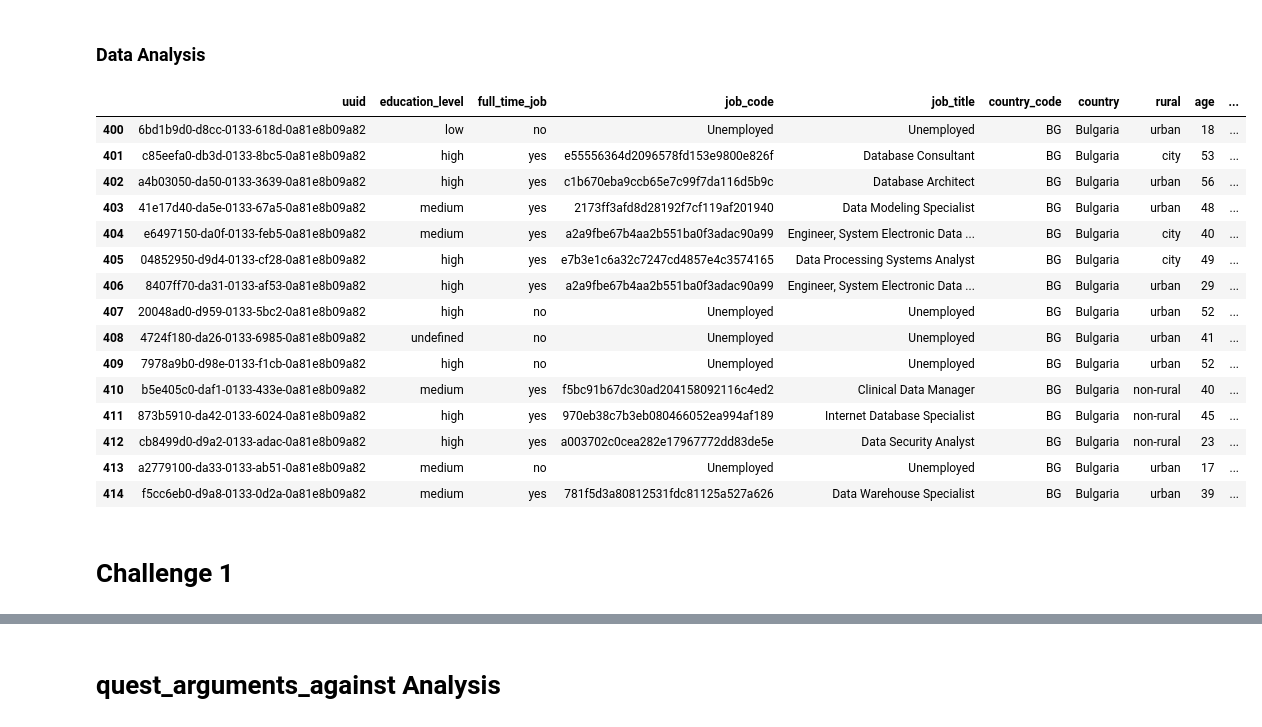
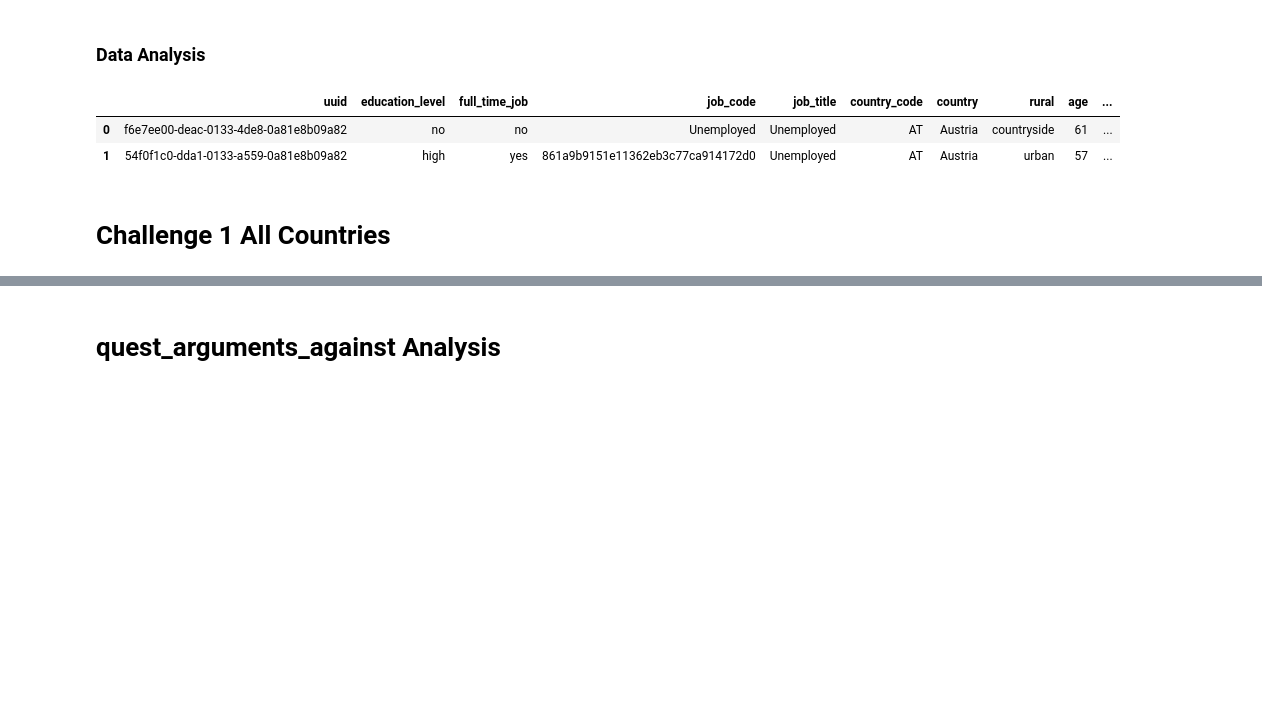
Before and after one commit to juankmp/Project_1_0420_JuanMunoz, a Jupyter notebook: notebooks/analysis.ipynb, the cells around one changed output, grey strips where cells are left out. Cells and saved outputs as stored; diff of their text form; code cells hidden in the pictures; blank space fills up the shorter version.

```diff
--- a/notebooks/analysis.ipynb
+++ b/notebooks/analysis.ipynb
@@ -5,27 +5,14 @@ import pandas as pd
 # %%
 #Importing the CSV processed v1
 path_from= '/home/usuario/Documentos/Ironhack/Project_1_0420_JuanMunoz/data/processed'
 
 #%difference w/out finisher
 df_all = pd.read_csv(f'{path_from}/df_all.csv', sep=';')
 
-df_all[400:415]
+df_all[0:2]
 # %% [output]
 |  | uuid | education_level | full_time_job | job_code | job_title | country_code | country | rural | age | ... |
-| 400 | 6bd1b9d0-d8cc-0133-618d-0a81e8b09a82 | low | no | Unemployed | Unemployed | BG | Bulgaria | urban | 18 | ... |
-| 401 | c85eefa0-db3d-0133-8bc5-0a81e8b09a82 | high | yes | e55556364d2096578fd153e9800e826f | Database Consultant | BG | Bulgaria | city | 53 | ... |
-| 402 | a4b03050-da50-0133-3639-0a81e8b09a82 | high | yes | c1b670eba9ccb65e7c99f7da116d5b9c | Database Architect | BG | Bulgaria | urban | 56 | ... |
-| 403 | 41e17d40-da5e-0133-67a5-0a81e8b09a82 | medium | yes | 2173ff3afd8d28192f7cf119af201940 | Data Modeling Specialist | BG | Bulgaria | urban | 48 | ... |
-| 404 | e6497150-da0f-0133-feb5-0a81e8b09a82 | medium | yes | a2a9fbe67b4aa2b551ba0f3adac90a99 | Engineer, System Electronic Data ... | BG | Bulgaria | city | 40 | ... |
-| 405 | 04852950-d9d4-0133-cf28-0a81e8b09a82 | high | yes | e7b3e1c6a32c7247cd4857e4c3574165 | Data Processing Systems Analyst | BG | Bulgaria | city | 49 | ... |
-| 406 | 8407ff70-da31-0133-af53-0a81e8b09a82 | high | yes | a2a9fbe67b4aa2b551ba0f3adac90a99 | Engineer, System Electronic Data ... | BG | Bulgaria | urban | 29 | ... |
-| 407 | 20048ad0-d959-0133-5bc2-0a81e8b09a82 | high | no | Unemployed | Unemployed | BG | Bulgaria | urban | 52 | ... |
-| 408 | 4724f180-da26-0133-6985-0a81e8b09a82 | undefined | no | Unemployed | Unemployed | BG | Bulgaria | urban | 41 | ... |
-| 409 | 7978a9b0-d98e-0133-f1cb-0a81e8b09a82 | high | no | Unemployed | Unemployed | BG | Bulgaria | urban | 52 | ... |
-| 410 | b5e405c0-daf1-0133-433e-0a81e8b09a82 | medium | yes | f5bc91b67dc30ad204158092116c4ed2 | Clinical Data Manager | BG | Bulgaria | non-rural | 40 | ... |
-| 411 | 873b5910-da42-0133-6024-0a81e8b09a82 | high | yes | 970eb38c7b3eb080466052ea994af189 | Internet Database Specialist | BG | Bulgaria | non-rural | 45 | ... |
-| 412 | cb8499d0-d9a2-0133-adac-0a81e8b09a82 | high | yes | a003702c0cea282e17967772dd83de5e | Data Security Analyst | BG | Bulgaria | non-rural | 23 | ... |
-| 413 | a2779100-da33-0133-ab51-0a81e8b09a82 | medium | no | Unemployed | Unemployed | BG | Bulgaria | urban | 17 | ... |
-| 414 | f5cc6eb0-d9a8-0133-0d2a-0a81e8b09a82 | medium | yes | 781f5d3a80812531fdc81125a527a626 | Data Warehouse Specialist | BG | Bulgaria | urban | 39 | ... |
+| 0 | f6e7ee00-deac-0133-4de8-0a81e8b09a82 | no | no | Unemployed | Unemployed | AT | Austria | countryside | 61 | ... |
+| 1 | 54f0f1c0-dda1-0133-a559-0a81e8b09a82 | high | yes | 861a9b9151e11362eb3c77ca914172d0 | Unemployed | AT | Austria | urban | 57 | ... |
 # %% [markdown]
-# Challenge 1
+# Challenge 1 All Countries
```
Also changed, not shown: parts of 13 cells of this notebook, 18 other files.
